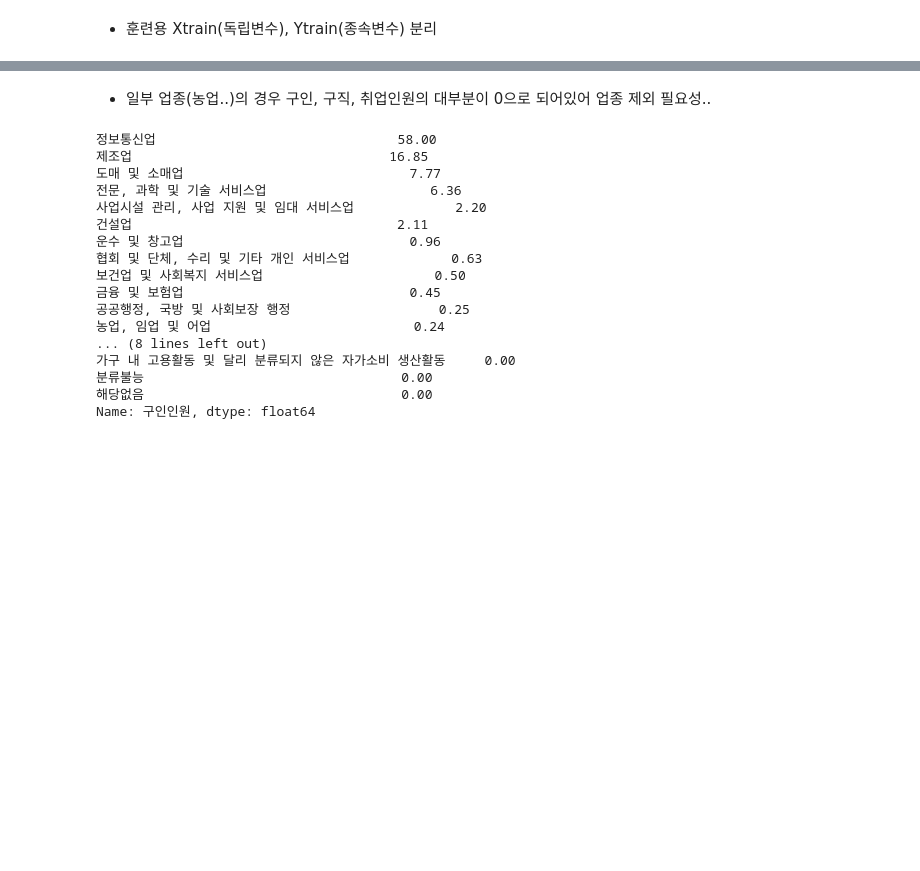
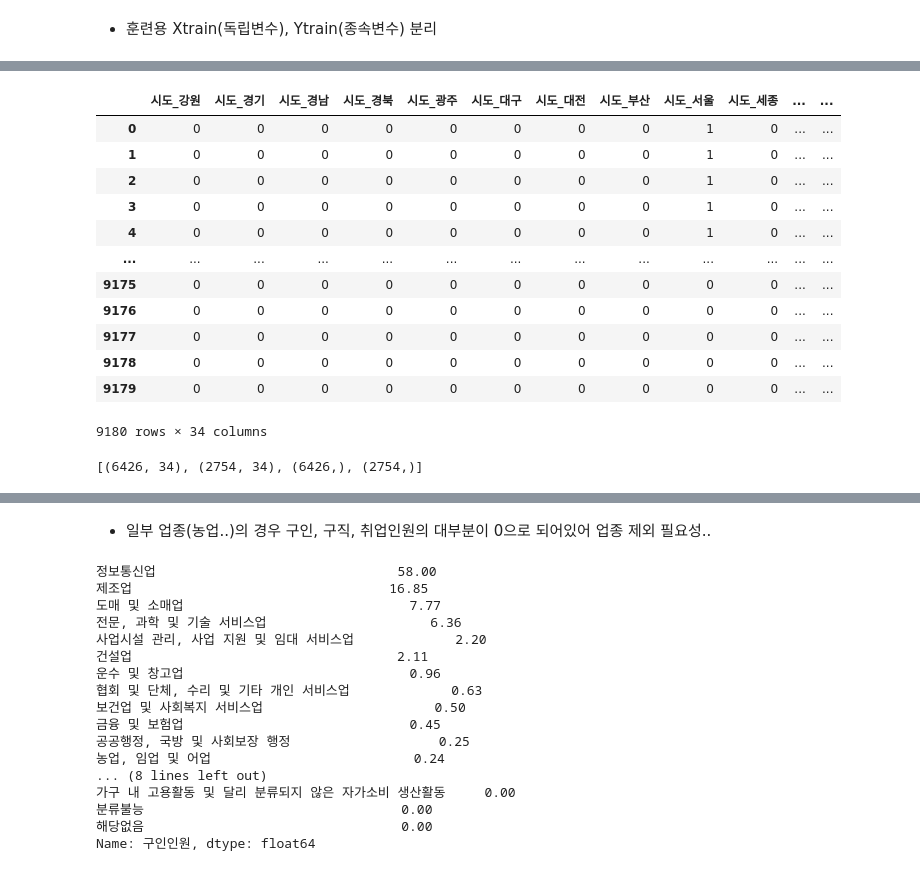
Before and after one commit to gchin97/multi_finalproject, a Jupyter notebook: 채용인원예측.ipynb, the cells around one changed output, grey strips where cells are left out. Drawn from its saved outputs; the diff is of its cells as text; code cells hidden in the pictures; blank space fills up the shorter version.

```diff
--- a/채용인원예측.ipynb
+++ b/채용인원예측.ipynb
@@ -192,0 +245,6 @@ model3_5    0.9596   0.9123  0.0473  2.3651  85.5994  1.5379
+# %%
+# 정규표현식 활용, 년/월 컬럼에서 연도, 월 분리하여 컬럼 생성
+
+df[['년도', '월']] = df['년/월'].astype(str).str.extract(r'(\d{4})(\d{2})')
+df = df.drop(columns = '년/월')
+df
@@ -192,0 +265,29 @@ model3_5    0.9596   0.9123  0.0473  2.3651  85.5994  1.5379
+# %%
+# 13~21년 / 22년 데이터 분리
+# 13~21년 데이터로 학습, 검증 실시
+# 22년 데이터에 적용
+
+df_val = df[df['년도'] == '2022']
+df_test = df[df['년도'] != '2022']
+# %%
+df_testY = df_test['구인인원']
+df_testX = df_test.drop(columns = '구인인원')
+# %%
+# '시도', '산업_대분류', '월' 컬럼에 대해 자동으로 원핫 인코딩 실행
+# '년도'컬럼의 경우 MinMax스케일링 적용 예정
+df_testX = pd.get_dummies(df_testX[['시도', '산업_대분류', '월']], dtype = int)
+df_testX
+# %% [output]
+|  | 시도_강원 | 시도_경기 | 시도_경남 | 시도_경북 | 시도_광주 | 시도_대구 | 시도_대전 | 시도_부산 | 시도_서울 | 시도_세종 | ... | ... |
+| 0 | 0 | 0 | 0 | 0 | 0 | 0 | 0 | 0 | 1 | 0 | ... | ... |
+| 1 | 0 | 0 | 0 | 0 | 0 | 0 | 0 | 0 | 1 | 0 | ... | ... |
+| 2 | 0 | 0 | 0 | 0 | 0 | 0 | 0 | 0 | 1 | 0 | ... | ... |
+| 3 | 0 | 0 | 0 | 0 | 0 | 0 | 0 | 0 | 1 | 0 | ... | ... |
+| 4 | 0 | 0 | 0 | 0 | 0 | 0 | 0 | 0 | 1 | 0 | ... | ... |
+| ... | ... | ... | ... | ... | ... | ... | ... | ... | ... | ... | ... | ... |
+| 9175 | 0 | 0 | 0 | 0 | 0 | 0 | 0 | 0 | 0 | 0 | ... | ... |
+| 9176 | 0 | 0 | 0 | 0 | 0 | 0 | 0 | 0 | 0 | 0 | ... | ... |
+| 9177 | 0 | 0 | 0 | 0 | 0 | 0 | 0 | 0 | 0 | 0 | ... | ... |
+| 9178 | 0 | 0 | 0 | 0 | 0 | 0 | 0 | 0 | 0 | 0 | ... | ... |
+| 9179 | 0 | 0 | 0 | 0 | 0 | 0 | 0 | 0 | 0 | 0 | ... | ... |
+9180 rows × 34 columns
@@ -192,0 +298,7 @@ model3_5    0.9596   0.9123  0.0473  2.3651  85.5994  1.5379
+# %%
+x_train, x_test, y_train, y_test = train_test_split(df_test_sc, df_testY,
+                                                    test_size = 0.3,
+                                                    random_state = 1)
+print([x.shape for x in [x_train, x_test, y_train, y_test]])
+# %% [output]
+[(6426, 34), (2754, 34), (6426,), (2754,)]
```
Also changed, not shown: parts of 58 cells of this notebook.
